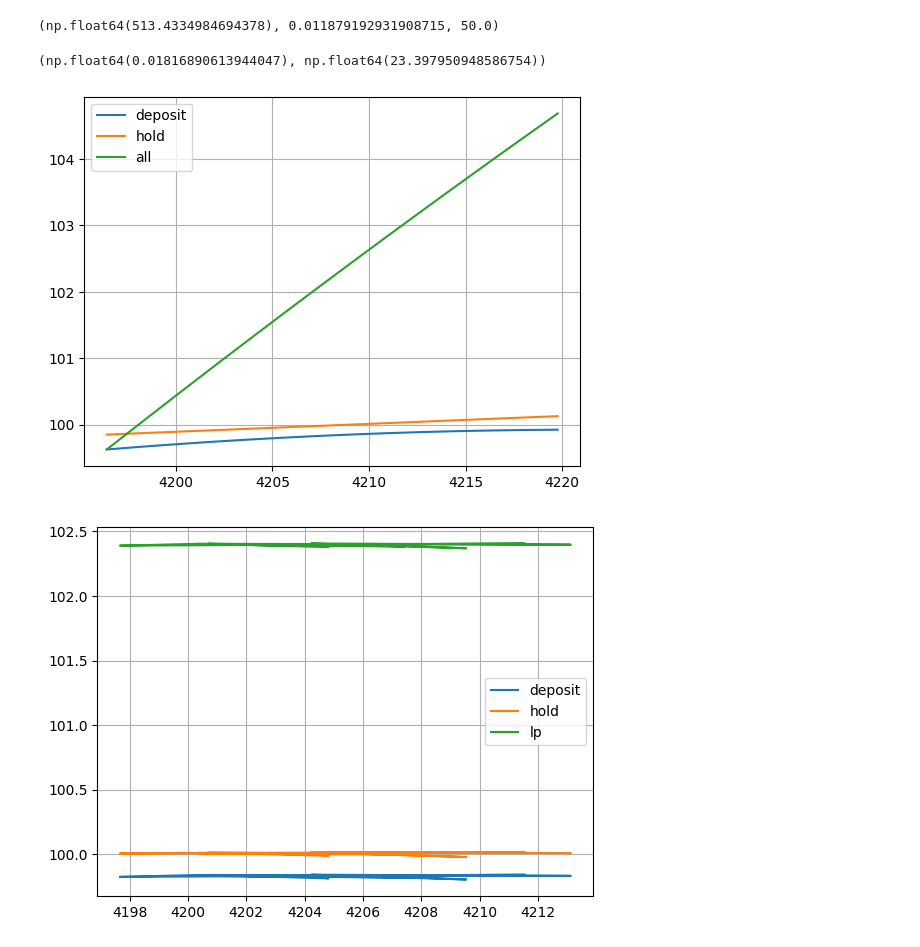
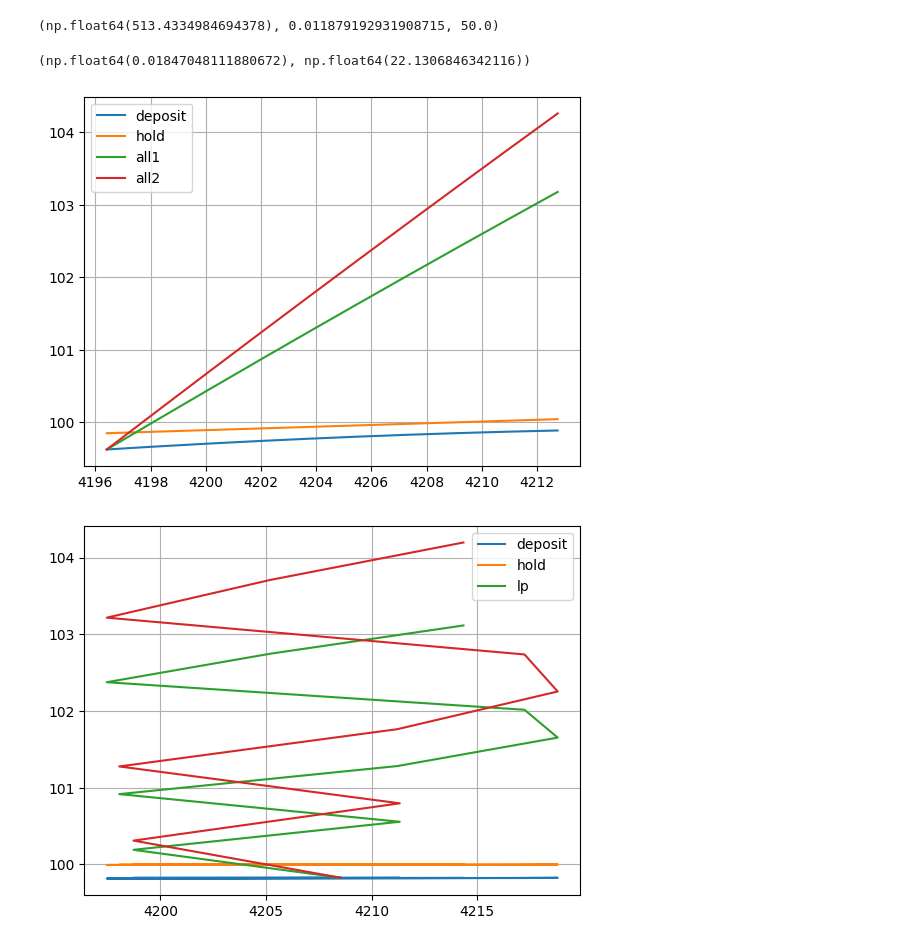
Before and after one commit to bahram3000/test_balancer_app, a Jupyter notebook: polygon_pool_analysis.ipynb, the cells around one changed output. Drawn from its saved outputs; the diff is of its cells as text; code cells hidden in the pictures.

```diff
--- a/polygon_pool_analysis.ipynb
+++ b/polygon_pool_analysis.ipynb
@@ -408,0 +432,3 @@ dpr
+# %%
+dpr1=apr_focus1**(1/365)
+dpr1
@@ -408,0 +437,3 @@ dpr
+# %%
+dpr2=apr_focus2**(1/365)
+dpr2
@@ -440,60 +477,69 @@ init_calculate_Liquid_amounts(lower,upper,capital)
 # %% [output]
 (np.float64(513.4334984694378), 0.011879192931908715, 50.0)
 # %%
-calculate_new_amounts(4202.32,lower,upper,capital)
+calculate_new_amounts(4202,lower,upper,capital)
 # %% [output]
-(np.float64(0.01816890613944047), np.float64(23.397950948586754))
+(np.float64(0.01847048111880672), np.float64(22.1306846342116))
 # %%
-x_p2=np.array([lower*(eavg**i) for i in range(14)])
+x_p2=np.array([lower*(eavg**i) for i in range(int(breakeven_day))])
 deposit2=[]
 hold=[]
-all=[]
+all1=[]
+all2=[]
 j=0
 for i in x_p2:
   cna=calculate_new_amounts(i,lower,upper,capital)
   deposit2.append(cna[0]*i+cna[1])
   hold.append(((capital/2)+(i/((lower+upper)/2))*(capital/2)))
-  all.append((deposit2[j]+(capital*j*(dpr-1))))
+  all1.append((deposit2[j]+(deposit2[j]*j*(dpr1-1))))
+  all2.append((deposit2[j]+(deposit2[j]*j*(dpr2-1))))
   j+=1
 # %%
 plt.plot(x_p2,deposit2)
 plt.plot(x_p2,hold)
-plt.plot(x_p2,all)
-plt.legend(['deposit','hold','all'])
+plt.plot(x_p2,all1)
+plt.plot(x_p2,all2)
+plt.legend(['deposit','hold','all1','all2'])
 plt.grid()
 plt.show()
 # %% [output]
-[figure, old version]
+[figure, new version]
 # %%
 import random
 # %%
-all_depo = np.zeros(14, dtype=np.float64)
-all_hold = np.zeros(14, dtype=np.float64)
-all_lp = np.zeros(14, dtype=np.float64)
-for m in range(100):
-  x_test=[random.uniform(lower,upper) for i in range(14)]
+num_of_random_test=1000
+all_depo = np.zeros(10, dtype=np.float64)
+all_hold = np.zeros(10, dtype=np.float64)
+all_lp1 = np.zeros(10, dtype=np.float64)
+all_lp2 = np.zeros(10, dtype=np.float64)
+for m in range(num_of_random_test):
+  x_test=[random.uniform(lower,upper) for i in range(int(breakeven_day))]
   dep=[]
   hld=[]
-  lp=[]
+  lp1=[]
+  lp2=[]
   k=0
   for i in x_test:
     cna=calculate_new_amounts(i,lower,upper,capital)
     dep.append(cna[0]*i+cna[1])
     hld.append(((capital/2)+(i/((lower+upper)/2))*(capital/2)))
-    lp.append((dep[k]+(capital*j*(dpr-1))))
+    lp1.append((dep[k]+(dep[k]*k*(dpr1-1))))
+    lp2.append((dep[k]+(dep[k]*k*(dpr2-1))))
     k+=1
   all_depo+=np.array(dep)
   all_hold+=np.array(hld)
-  all_lp+=np.array(lp)
+  all_lp1+=np.array(lp1)
+  all_lp2+=np.array(lp2)
 # %%
-plt.plot(x_test,all_depo/100)
-plt.plot(x_test,all_hold/100)
-plt.plot(x_test,all_lp/100)
+plt.plot(x_test,all_depo/num_of_random_test)
+plt.plot(x_test,all_hold/num_of_random_test)
+plt.plot(x_test,all_lp1/num_of_random_test)
+plt.plot(x_test,all_lp2/num_of_random_test)
 plt.legend(['deposit','hold','lp'])
 plt.grid()
 plt.show()
 # %% [output]
-[figure, old version]
+[figure, new version]
 # %%
 import matplotlib.pyplot as plt
 
```
Also changed, not shown: parts of 26 cells of this notebook.
